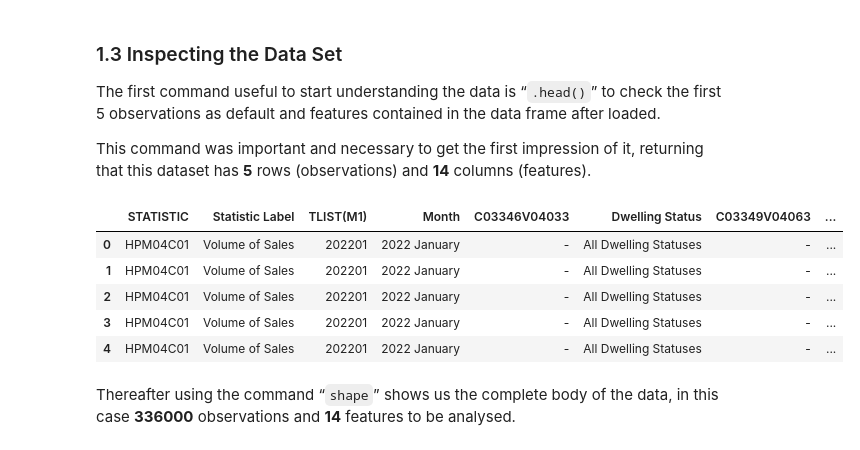
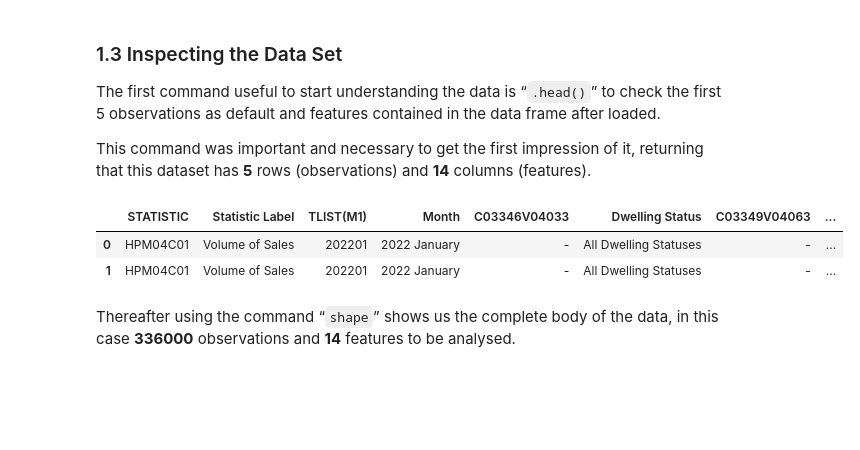
Before and after one commit to CristhianMacedo2024104/Machine-Learning, a Jupyter notebook: CristhianMacedo_MLearningHDip_CA1.ipynb, the cells around one changed output. Cells and saved outputs as stored; diff of their text form; code cells hidden in the pictures; blank space fills up the shorter version.

```diff
--- a/CristhianMacedo_MLearningHDip_CA1.ipynb
+++ b/CristhianMacedo_MLearningHDip_CA1.ipynb
@@ -30,14 +35,11 @@ The first command useful to start understanding the data is “`.head()`” to c
 
 This command was important and necessary to get the first impression of it, returning that this dataset has **5** rows (observations) and **14** columns (features).
 # %%
-df.head()
+df.head(2)
 # %% [output]
 |  | STATISTIC | Statistic Label | TLIST(M1) | Month | C03346V04033 | Dwelling Status | C03349V04063 | ... |
 | 0 | HPM04C01 | Volume of Sales | 202201 | 2022 January | - | All Dwelling Statuses | - | ... |
 | 1 | HPM04C01 | Volume of Sales | 202201 | 2022 January | - | All Dwelling Statuses | - | ... |
-| 2 | HPM04C01 | Volume of Sales | 202201 | 2022 January | - | All Dwelling Statuses | - | ... |
-| 3 | HPM04C01 | Volume of Sales | 202201 | 2022 January | - | All Dwelling Statuses | - | ... |
-| 4 | HPM04C01 | Volume of Sales | 202201 | 2022 January | - | All Dwelling Statuses | - | ... |
 # %% [markdown]
 Thereafter using the command “`shape`” shows us the complete body of the data, in this case **336000** observations and **14** features to be analysed.
 # %%
```
Also changed, not shown: parts of 90 cells of this notebook.
